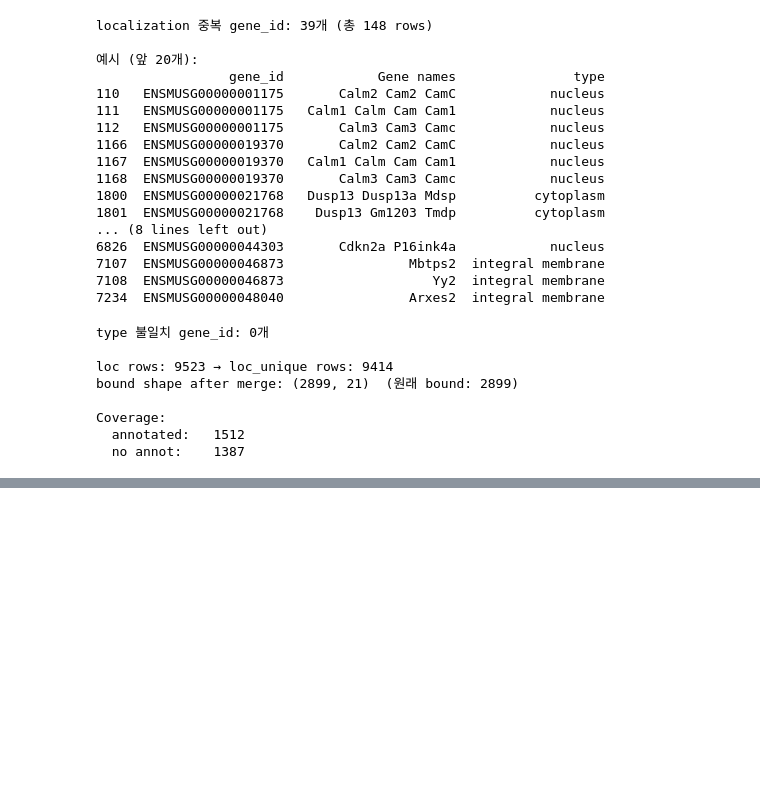
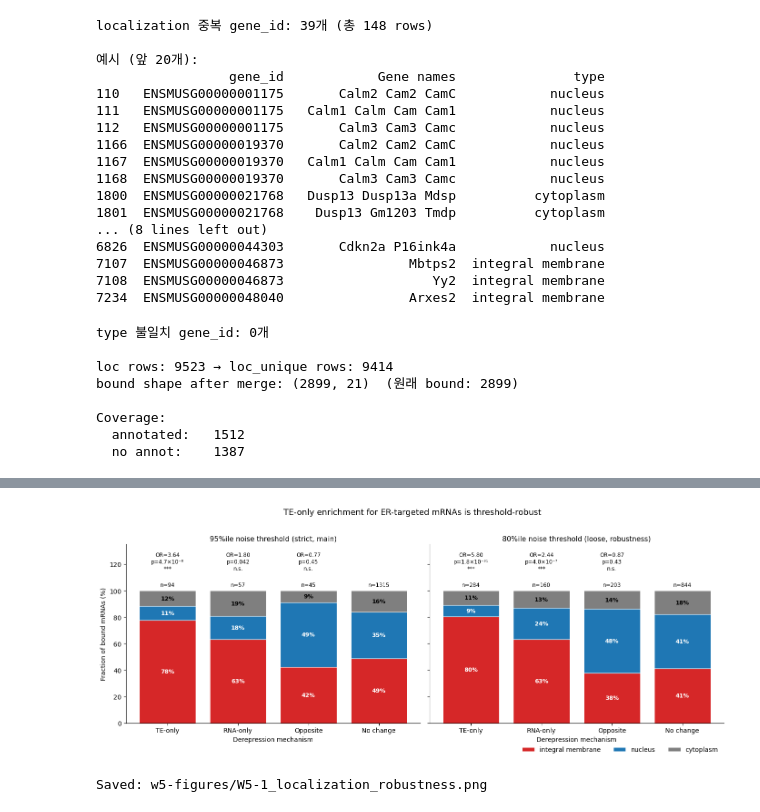
Before and after one commit to jungminlee-SNU1105/bioinfo-assignment-1, a Jupyter notebook: project_analysis.ipynb, the cells around one changed output, grey strips where cells are left out. Cells and saved outputs as stored; diff of their text form; code cells hidden in the pictures; blank space fills up the shorter version.

```diff
--- a/project_analysis.ipynb
+++ b/project_analysis.ipynb
@@ -445,0 +723,61 @@ Coverage:
+# %%
+# W5-1g: 95% vs 80% threshold side-by-side comparison
+
+fig, axes = plt.subplots(1, 2, figsize=(14, 5.5), sharey=True)
+
+ctab_pct_80 = (ctab80.div(ctab80.sum(axis=1), axis=0) * 100)
+
+panels = [
+    (axes[0], ctab,    ctab_pct,    '95%ile noise threshold (strict, main)',
+    [(0, 'OR=3.64', 'p=4.7×10⁻⁸', '***'),
+     (1, 'OR=1.80', 'p=0.042',    'n.s.'),
+     (2, 'OR=0.77', 'p=0.45',     'n.s.')]),
+    (axes[1], ctab80,  ctab_pct_80, '80%ile noise threshold (loose, robustness)',
+     [(0, 'OR=5.80', 'p=1.8×10⁻³¹','***'),
+      (1, 'OR=2.44', 'p=4.0×10⁻⁷', '***'),
+      (2, 'OR=0.87', 'p=0.43',     'n.s.')]),
+]
+
+for ax, ct, ct_pct, title, sig_info in panels:
+    bottom = np.zeros(len(mech_order))
+    for cat in loc_order:
+        vals = ct_pct.loc[mech_order, cat].values
+        bars = ax.bar(mech_order, vals, bottom=bottom, label=cat,
+                        color=colors[cat], edgecolor='white', linewidth=0.8)
+        for i, (b, v) in enumerate(zip(bars, vals)):
+            if v > 4:
+                ax.text(i, bottom[i] + v/2, f'{v:.0f}%',
+                        ha='center', va='center', fontsize=9,
+                        color='white' if cat != 'cytoplasm' else 'black',
+                        fontweight='bold')
+        bottom += vals
+
+    # n labels
+    for i, m in enumerate(mech_order):
+        n = int(ct.loc[m].sum())
+        ax.text(i, 102, f'n={n}', ha='center', va='bottom', fontsize=8.5, color='black')
+
+    # significance annotation
+    for idx, or_text, p_text, stars in sig_info:
+        ax.text(idx, 122, f'{or_text}\n{p_text}\n{stars}',
+                ha='center', va='center', fontsize=8.5)
+
+    ax.set_xlabel('Derepression mechanism')
+    ax.set_title(title, fontsize=11)
+    ax.set_ylim(0, 135)
+    ax.spines['top'].set_visible(False)
+    ax.spines['right'].set_visible(False)
+
+axes[0].set_ylabel('Fraction of bound mRNAs (%)')
+axes[1].legend(loc='upper right', bbox_to_anchor=(1.0, -0.10),
+                ncol=3, frameon=False)
+
+fig.suptitle('TE-only enrichment for ER-targeted mRNAs is threshold-robust',
+             fontsize=13, y=1.02)
+plt.tight_layout()
+plt.savefig('w5-figures/W5-1_localization_robustness.png', dpi=150, bbox_inches='tight')
+plt.show()
+print("Saved: w5-figures/W5-1_localization_robustness.png")
+# %% [output]
+[figure, added]
+Saved: w5-figures/W5-1_localization_robustness.png
```
Also changed, not shown: parts of 7 cells of this notebook, 2 other files.
